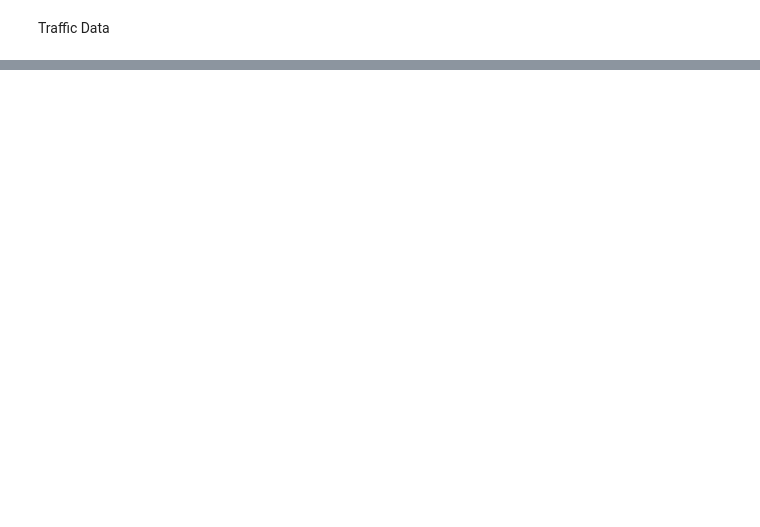
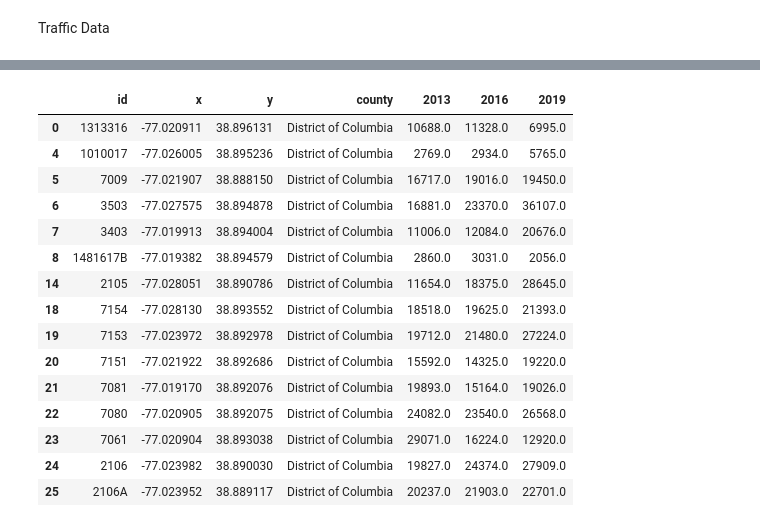
Before and after one commit to IbadatJarg/PPOL5203-Final_Project_Bikeshare, a Jupyter notebook: cleaning_emissions_and_traffic.ipynb, the cells around one changed output, grey strips where cells are left out. Saved outputs shown, nothing was run; the diff lists cells and outputs as text; code cells hidden in the pictures; blank space fills up the shorter version.

```diff
--- a/cleaning_emissions_and_traffic.ipynb
+++ b/cleaning_emissions_and_traffic.ipynb
@@ -76,0 +160,32 @@ from dotenv import load_dotenv
+# %%
+def clean_traffic(geo_json, item_len):
+    """
+    function to extract columns of interest from traffic jsons
+    takes in the json created in traffic_query() as well as the length
+    of response.json()["features"]
+    """
+    #storing
+    temp = []
+
+    for item in range(item_len):
+        obs = {
+                "id": geo_json["features"][item]["attributes"]["STATION"],
+                "x": geo_json["features"][item]["attributes"]["XCOORD"],
+                "y": geo_json["features"][item]["attributes"]["YCOORD"],
+                "county": geo_json["features"][item]["attributes"]["COUNTY"],
+                "2013": geo_json["features"][item]["attributes"]["AADT2013"],
+                "2016": geo_json["features"][item]["attributes"]["AADT2016"],
+                "2019": geo_json["features"][item]["attributes"]["AADT2019"]
+            }
+        temp.append(obs)
+
+    #return
+    return(temp)
+# %%
+#test coordinates
+long = -77.0234
+lat = 38.89223
+# %%
+test_json = traffic_query([long, lat])
+# %%
+test_clean = clean_traffic(test_json, len(test_json["features"]))
@@ -76,0 +212,20 @@ from dotenv import load_dotenv
+# %%
+temp = pd.DataFrame(test_clean)
+temp[(~temp['2013'].isna()) & (~temp['2019'].isna())]
+# %% [output]
+|  | id | x | y | county | 2013 | 2016 | 2019 |
+| 0 | 1313316 | -77.020911 | 38.896131 | District of Columbia | 10688.0 | 11328.0 | 6995.0 |
+| 4 | 1010017 | -77.026005 | 38.895236 | District of Columbia | 2769.0 | 2934.0 | 5765.0 |
+| 5 | 7009 | -77.021907 | 38.888150 | District of Columbia | 16717.0 | 19016.0 | 19450.0 |
+| 6 | 3503 | -77.027575 | 38.894878 | District of Columbia | 16881.0 | 23370.0 | 36107.0 |
+| 7 | 3403 | -77.019913 | 38.894004 | District of Columbia | 11006.0 | 12084.0 | 20676.0 |
+| 8 | 1481617B | -77.019382 | 38.894579 | District of Columbia | 2860.0 | 3031.0 | 2056.0 |
+| 14 | 2105 | -77.028051 | 38.890786 | District of Columbia | 11654.0 | 18375.0 | 28645.0 |
+| 18 | 7154 | -77.028130 | 38.893552 | District of Columbia | 18518.0 | 19625.0 | 21393.0 |
+| 19 | 7153 | -77.023972 | 38.892978 | District of Columbia | 19712.0 | 21480.0 | 27224.0 |
+| 20 | 7151 | -77.021922 | 38.892686 | District of Columbia | 15592.0 | 14325.0 | 19220.0 |
+| 21 | 7081 | -77.019170 | 38.892076 | District of Columbia | 19893.0 | 15164.0 | 19026.0 |
+| 22 | 7080 | -77.020905 | 38.892075 | District of Columbia | 24082.0 | 23540.0 | 26568.0 |
+| 23 | 7061 | -77.020904 | 38.893038 | District of Columbia | 29071.0 | 16224.0 | 12920.0 |
+| 24 | 2106 | -77.023982 | 38.890030 | District of Columbia | 19827.0 | 24374.0 | 27909.0 |
+| 25 | 2106A | -77.023952 | 38.889117 | District of Columbia | 20237.0 | 21903.0 | 22701.0 |
```
Also changed, not shown: parts of 7 cells of this notebook.
